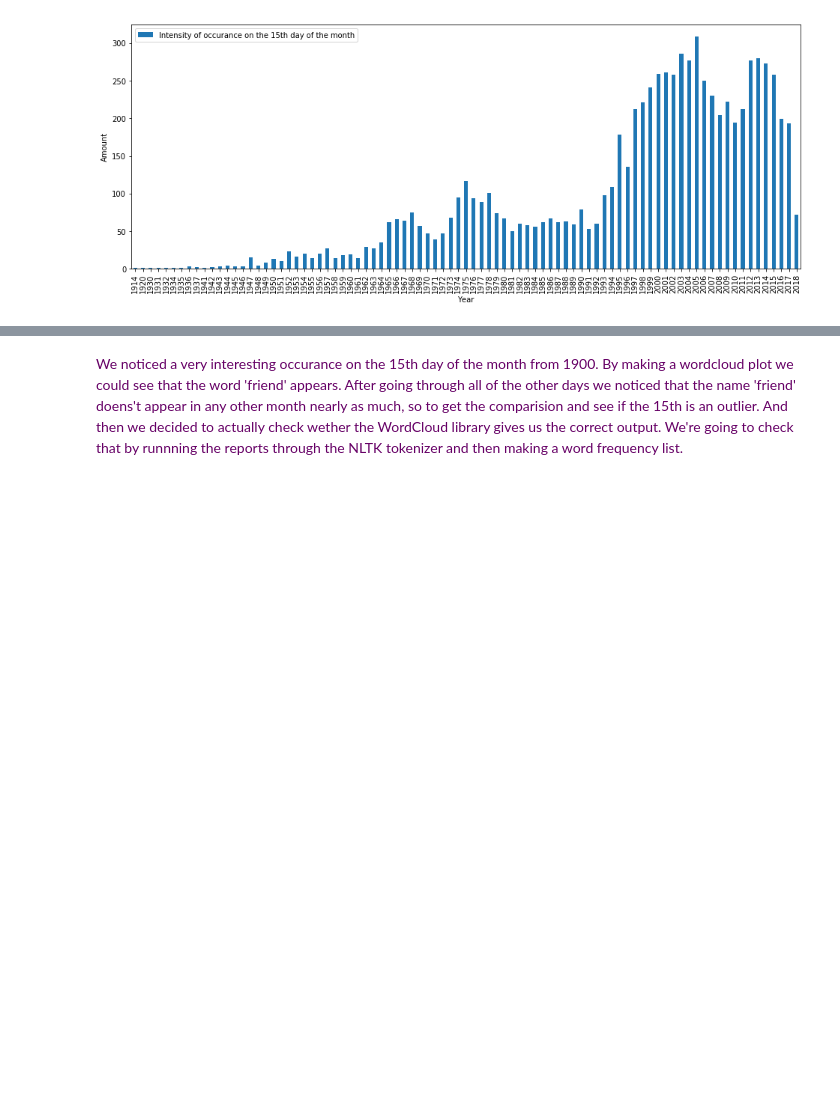
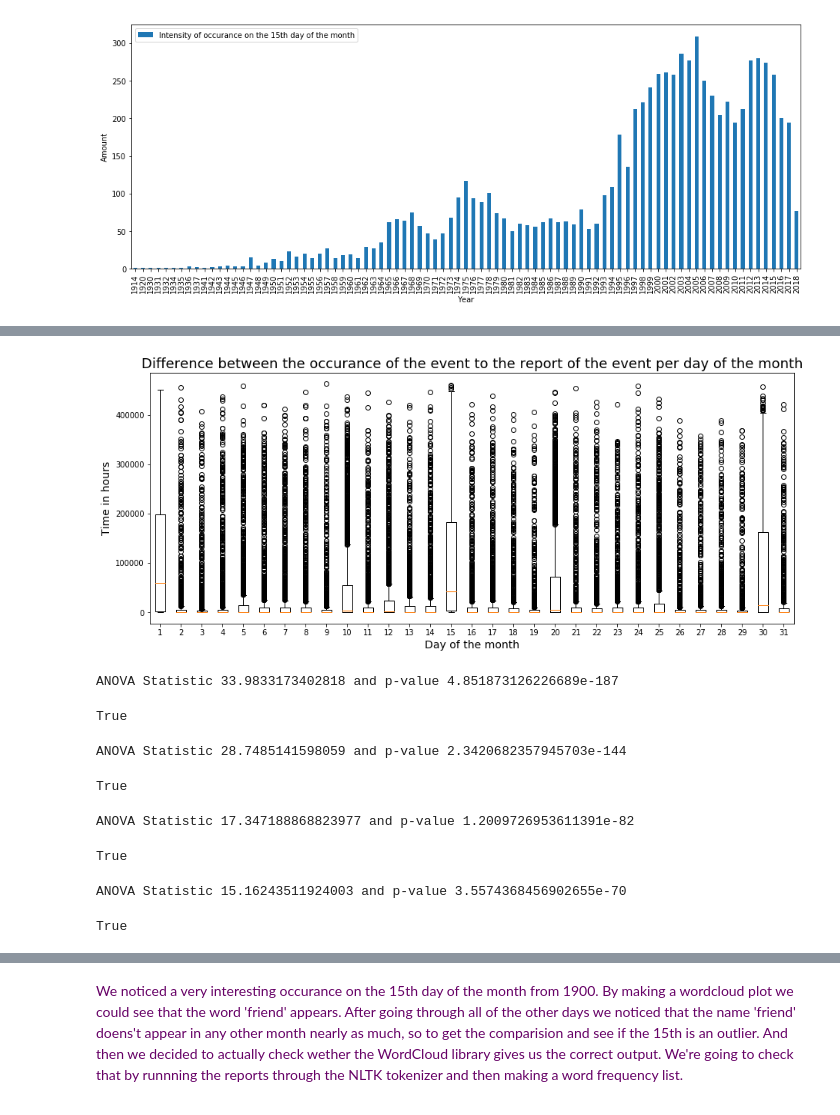
Before and after one commit to kiru/ada_project, a Jupyter notebook: UFO-Jurgis.ipynb, the cells around one changed output, grey strips where cells are left out. Cells and saved outputs as stored; diff of their text form; code cells hidden in the pictures; blank space fills up the shorter version.

```diff
--- a/UFO-Jurgis.ipynb
+++ b/UFO-Jurgis.ipynb
@@ -229,0 +298,4 @@ Thus, exctracting the reports of the 15th day of the month.
+# %%
+df_dummy = df_dummy[(df_dummy.Occurred.dt.year > 1964)]
+df_dummy['difference'] = df_dummy.Reported - df_dummy.Occurred
+df_dummy.difference = df_dummy.difference.dt.total_seconds()/3600
@@ -229,0 +304,28 @@ Thus, exctracting the reports of the 15th day of the month.
+# %%
+df_dummy = df_dummy[(df_dummy.difference > 48)]
+# %%
+df_dummy['day'] = df_dummy.Occurred.dt.day
+# %%
+seperate_days_diff = []
+for days in range(1, 32):
+    seperate_days_diff.append(df_dummy.difference[(df_dummy.Occurred.dt.day == days)].values)
+# %%
+fig, ax = plt.subplots(figsize=(15, 6))
+ax = plt.boxplot(x = seperate_days_diff)#, showfliers=False)
+plt.xlabel('Day of the month', fontsize=14)
+plt.ylabel('Time in hours', fontsize=14)
+plt.title('Difference between the occurance of the event to the report of the event per day of the month',
+          fontsize=18)
+
+plt.show()
+# %% [output]
+[figure, added]
+# %%
+anova_test = approx_seperate_days_diff.copy()
+
+#anova_test = np.array([anova_test[1], anova_test[2], anova_test[3]])
+#anova_test = np.array([trial[1],trial[2]])#,trial[29]])
+anova(anova_test)
+# %% [output]
+ANOVA Statistic 33.9833173402818 and p-value 4.851873126226689e-187
+True
@@ -229,0 +346,15 @@ Thus, exctracting the reports of the 15th day of the month.
+# %%
+anova(anova_test_1st)
+# %% [output]
+ANOVA Statistic 28.7485141598059 and p-value 2.3420682357945703e-144
+True
+# %%
+anova(anova_test_15th)
+# %% [output]
+ANOVA Statistic 17.347188868823977 and p-value 1.2009726953611391e-82
+True
+# %%
+anova(anova_test_29th)
+# %% [output]
+ANOVA Statistic 15.16243511924003 and p-value 3.5574368456902655e-70
+True
```
Also changed, not shown: parts of 59 cells of this notebook.
